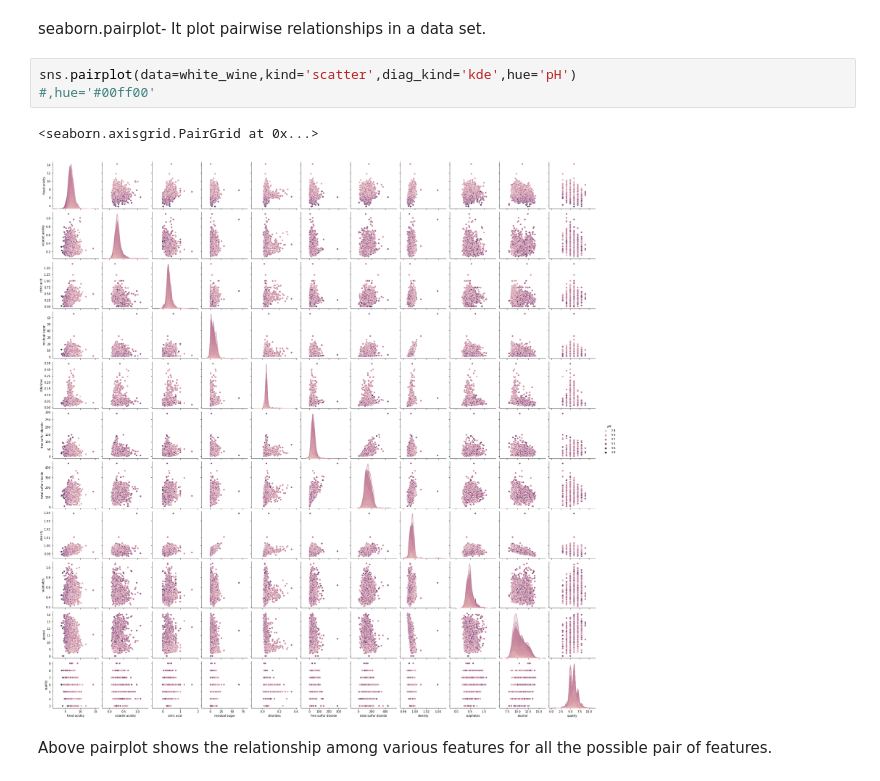
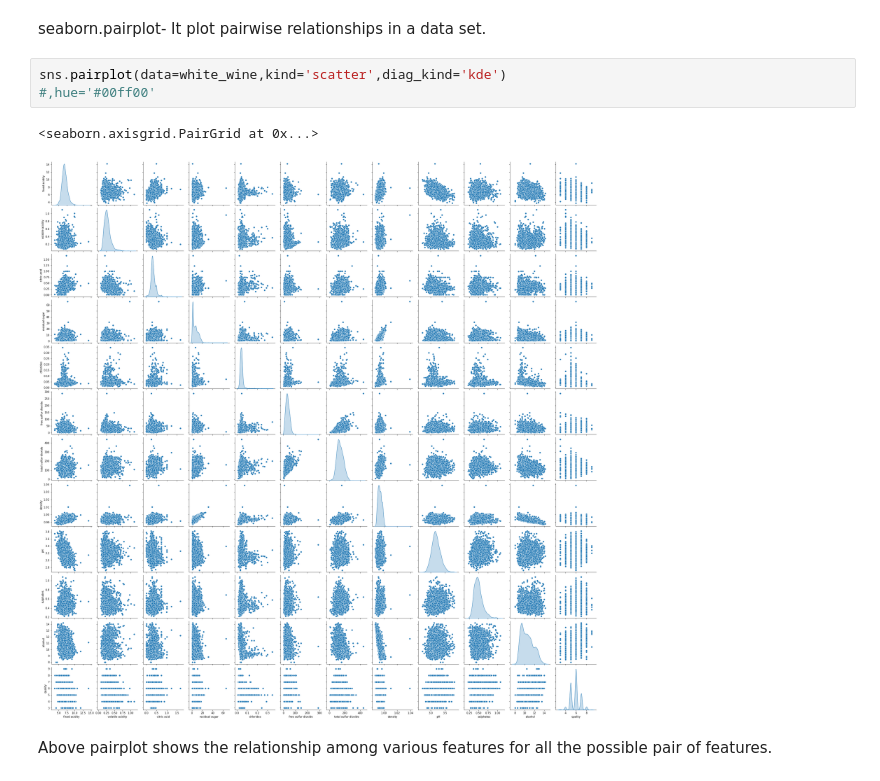
Before and after one commit to TriFonEiro/Blueberry-Wine, a Jupyter notebook: white_wine.ipynb, the cells around one changed output. Saved outputs shown, nothing was run; the diff lists cells and outputs as text.

```diff
--- a/white_wine.ipynb
+++ b/white_wine.ipynb
@@ -307,10 +339,10 @@ for i,col in enumerate(list(white_wine.columns.values)):
 # %% [markdown]
 seaborn.pairplot- It plot pairwise relationships in a data set.
 # %%
-sns.pairplot(data=white_wine,kind='scatter',diag_kind='kde',hue='pH')
+sns.pairplot(data=white_wine,kind='scatter',diag_kind='kde')
 #,hue='#00ff00'
 # %% [output]
 <seaborn.axisgrid.PairGrid at 0x...>
-[figure, old version]
+[figure, new version]
 # %% [markdown]
 Above pairplot shows the relationship among various features for all the possible pair of features.
```
Also changed, not shown: parts of 19 cells of this notebook, 2 other files.
